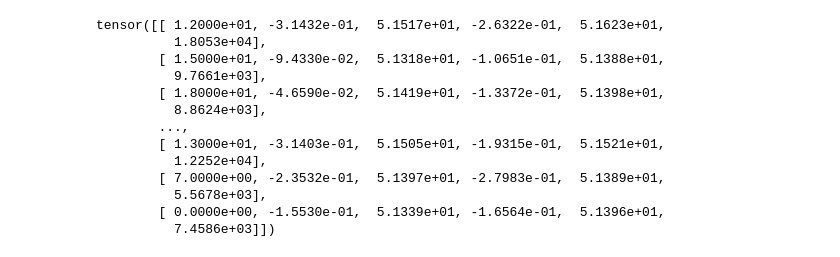
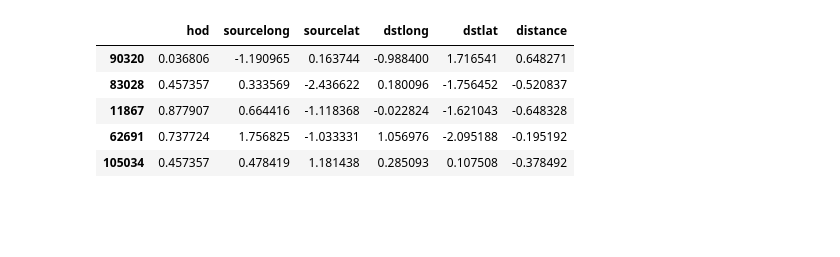
Before and after one commit to jasonk16/sagemaker-scikit-ann-traveltime, a Jupyter notebook: Pytorch MLP with autograd.ipynb, the cells around one changed output. Saved outputs shown, nothing was run; the diff lists cells and outputs as text; code cells hidden in the pictures; blank space fills up the shorter version.

```diff
--- a/Pytorch MLP with autograd.ipynb
+++ b/Pytorch MLP with autograd.ipynb
@@ -12,35 +14,27 @@ import numpy as np
 # %%
 #Read and split dataset
 bucket = 'sagemaker-ann-fyp'
 data_key = 'complete_dataset.csv'
 travel_data = 's3://{}/{}'.format(bucket,data_key)
 
 full_dataset = pd.read_csv(travel_data)
 
 dataset_features = ['hod','sourcelong','sourcelat','dstlong','dstlat','distance']
 X = full_dataset[dataset_features]
 y = full_dataset['mean_travel_time']
 
 train_X, test_X, train_y, test_y = train_test_split(X,y,random_state=0)
 
-train_X = torch.FloatTensor(train_X.values)
-test_X = torch.FloatTensor(test_X.values)
+scaler = StandardScaler()
 
-train_y = torch.FloatTensor(train_y.values)
-test_y = torch.FloatTensor(test_y.values)
+train_X_scaled = pd.DataFrame(scaler.fit_transform(train_X), columns = train_X.columns, index = train_X.index)
+test_X_scaled = pd.DataFrame(scaler.transform(test_X), columns = test_X.columns, index = test_X.index)
 
-print(train_X)
+display(train_X_scaled.head())
 # %% [output]
-tensor([[ 1.2000e+01, -3.1432e-01,  5.1517e+01, -2.6322e-01,  5.1623e+01,
-          1.8053e+04],
-        [ 1.5000e+01, -9.4330e-02,  5.1318e+01, -1.0651e-01,  5.1388e+01,
-          9.7661e+03],
-        [ 1.8000e+01, -4.6590e-02,  5.1419e+01, -1.3372e-01,  5.1398e+01,
-          8.8624e+03],
-        ...,
-        [ 1.3000e+01, -3.1403e-01,  5.1505e+01, -1.9315e-01,  5.1521e+01,
-          1.2252e+04],
-        [ 7.0000e+00, -2.3532e-01,  5.1397e+01, -2.7983e-01,  5.1389e+01,
-          5.5678e+03],
-        [ 0.0000e+00, -1.5530e-01,  5.1339e+01, -1.6564e-01,  5.1396e+01,
-          7.4586e+03]])
+|  | hod | sourcelong | sourcelat | dstlong | dstlat | distance |
+| 90320 | 0.036806 | -1.190965 | 0.163744 | -0.988400 | 1.716541 | 0.648271 |
+| 83028 | 0.457357 | 0.333569 | -2.436622 | 0.180096 | -1.756452 | -0.520837 |
+| 11867 | 0.877907 | 0.664416 | -1.118368 | -0.022824 | -1.621043 | -0.648328 |
+| 62691 | 0.737724 | 1.756825 | -1.033331 | 1.056976 | -2.095188 | -0.195192 |
+| 105034 | 0.457357 | 0.478419 | 1.181438 | 0.285093 | 0.107508 | -0.378492 |
```
Also changed, not shown: parts of 9 cells of this notebook, 6 other files.
